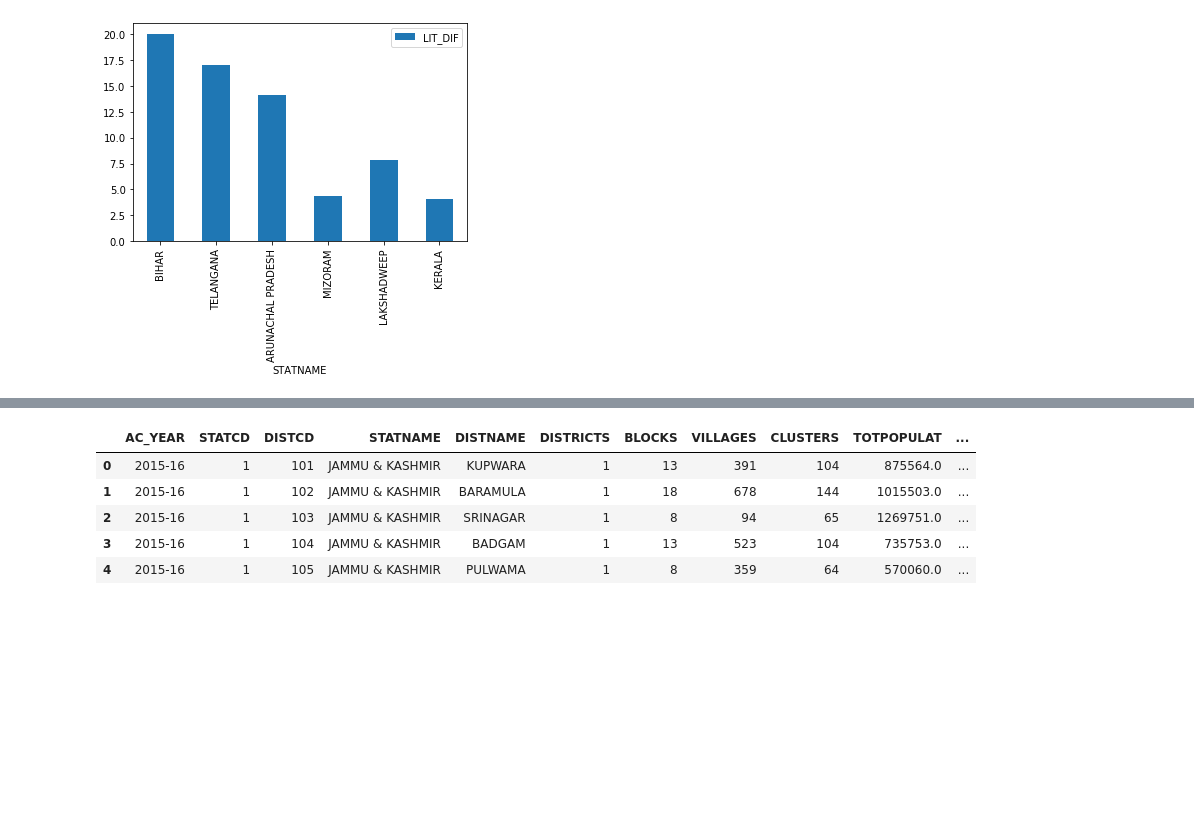
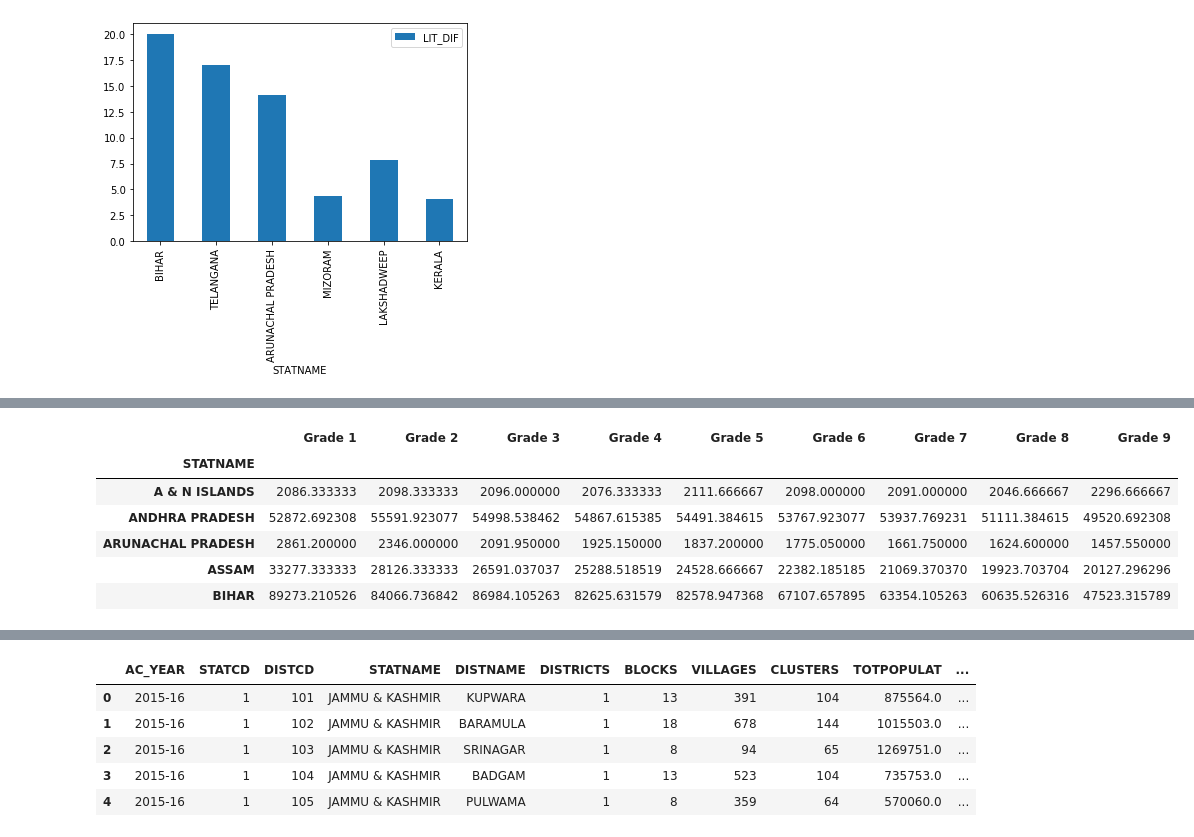
Before and after one commit to rishabh-runwal/education-india, a Jupyter notebook: Education-India.ipynb, the cells around one changed output, grey strips where cells are left out. Saved outputs shown, nothing was run; the diff lists cells and outputs as text; code cells hidden in the pictures; blank space fills up the shorter version.

```diff
--- a/Education-India.ipynb
+++ b/Education-India.ipynb
@@ -170,0 +257,22 @@ li.iloc[[0,1,2,33,34,35]].plot.bar()
+# %%
+#Enrollment by grade
+df5=df.copy()[['STATNAME','C1_B','C2_B','C3_B','C4_B','C5_B','C6_B','C7_B','C8_B','C9_B','C1_G','C2_G','C3_G','C4_G','C5_G','C6_G','C7_G','C8_G','C9_G','TOTPOPULAT']]
+df5=df5.groupby(['STATNAME']).mean()
+df6=df.copy()[['STATNAME']]
+fig=go.Figure()
+df6['a']=df5[df5.columns[0]]+df5[df5.columns[0+9]]
+
+df6=df6.groupby(['STATNAME']).mean()
+
+for i in range(0,10):
+    df6['Grade '+str(i+1)]=(df5[df5.columns[i]]+df5[df5.columns[i+9]])
+    if i==8:
+        break
+df6.drop('a', axis=1, inplace=True)
+for i in df6.columns:
+    fig.add_trace(go.Scatter(x=df6.index, y=df6[i],
+                    mode='lines+markers',
+                    name=i))
+fig.show()
+df6.head()
+# %% [output]
@@ -170,0 +280,7 @@ li.iloc[[0,1,2,33,34,35]].plot.bar()
+|  | Grade 1 | Grade 2 | Grade 3 | Grade 4 | Grade 5 | Grade 6 | Grade 7 | Grade 8 | Grade 9 |
+| STATNAME |  |  |  |  |  |  |  |  |  |
+| A & N ISLANDS | 2086.333333 | 2098.333333 | 2096.000000 | 2076.333333 | 2111.666667 | 2098.000000 | 2091.000000 | 2046.666667 | 2296.666667 |
+| ANDHRA PRADESH | 52872.692308 | 55591.923077 | 54998.538462 | 54867.615385 | 54491.384615 | 53767.923077 | 53937.769231 | 51111.384615 | 49520.692308 |
+| ARUNACHAL PRADESH | 2861.200000 | 2346.000000 | 2091.950000 | 1925.150000 | 1837.200000 | 1775.050000 | 1661.750000 | 1624.600000 | 1457.550000 |
+| ASSAM | 33277.333333 | 28126.333333 | 26591.037037 | 25288.518519 | 24528.666667 | 22382.185185 | 21069.370370 | 19923.703704 | 20127.296296 |
+| BIHAR | 89273.210526 | 84066.736842 | 86984.105263 | 82625.631579 | 82578.947368 | 67107.657895 | 63354.105263 | 60635.526316 | 47523.315789 |
```
Also changed, not shown: parts of 23 cells of this notebook.
